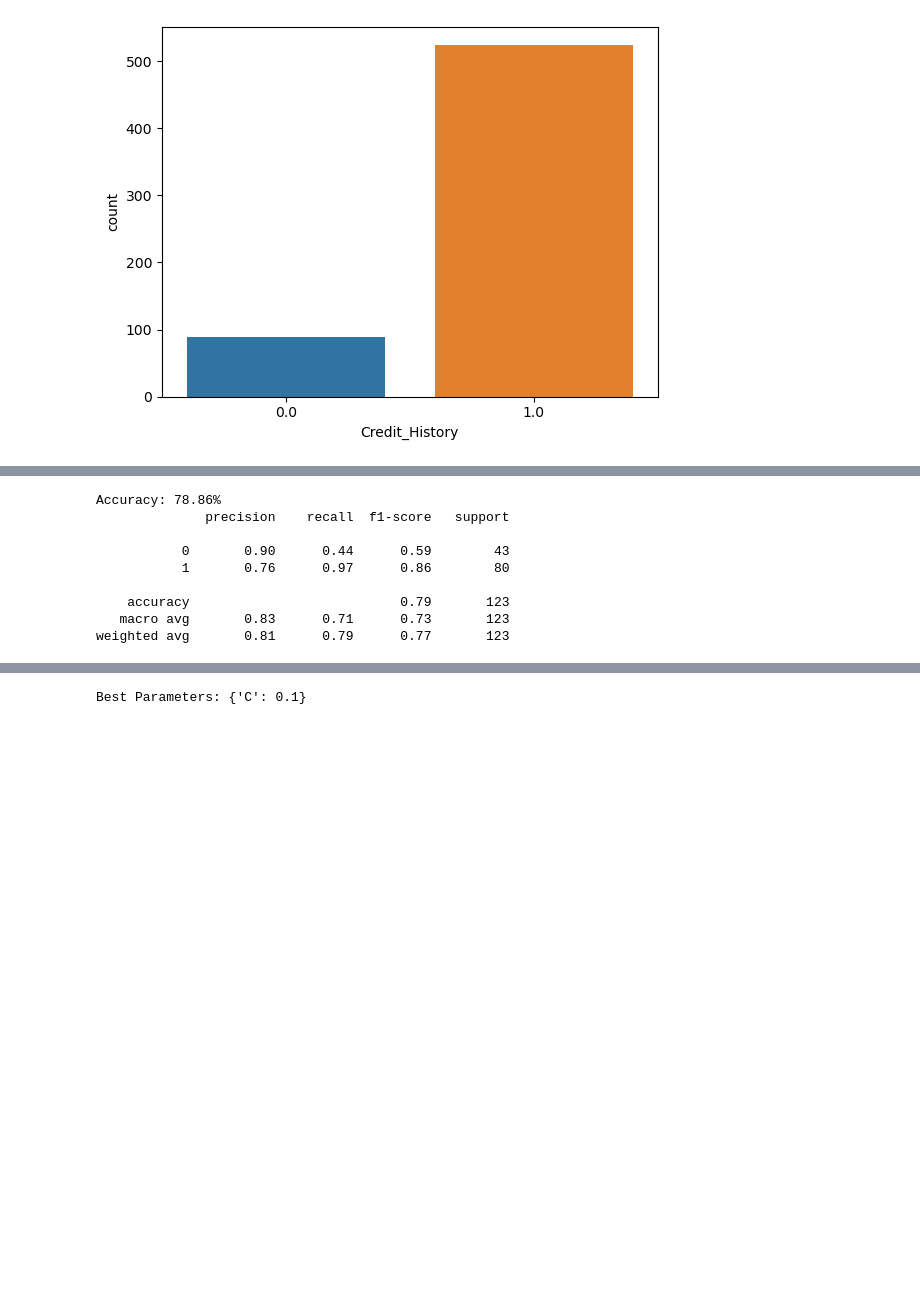
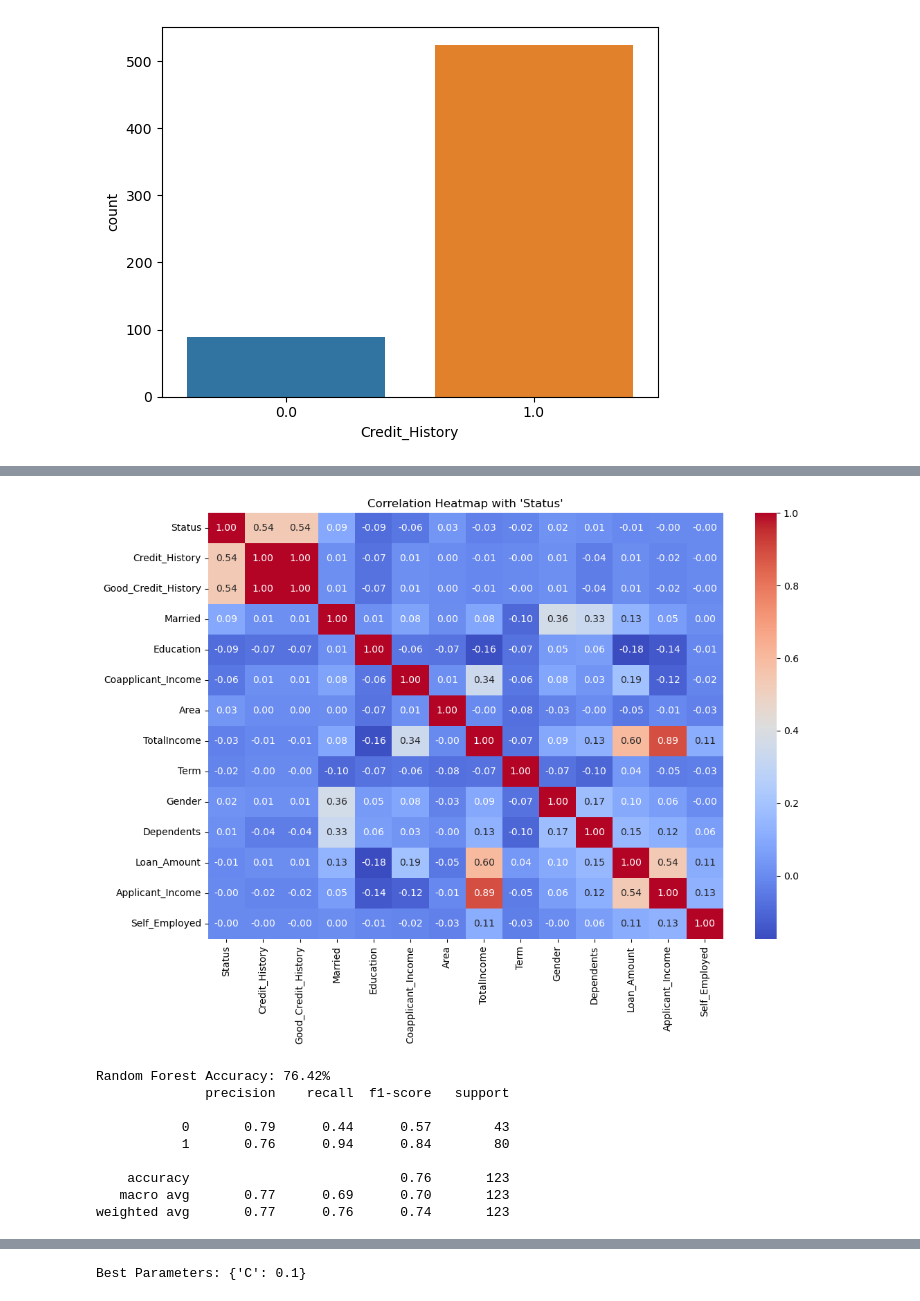
Before and after one commit to trinaodonohoe/Loan-Approval-Prediction-Project, a Jupyter notebook: Loan Prediction.ipynb, the cells around one changed output, grey strips where cells are left out. Drawn from its saved outputs; the diff is of its cells as text; code cells hidden in the pictures; blank space fills up the shorter version.

```diff
--- a/Loan Prediction.ipynb
+++ b/Loan Prediction.ipynb
@@ -160,2 +178,16 @@ df['Good_Credit_History'] = df['Credit_History'].apply(lambda x: 1 if x == 1 els
+# %%
+#heatmap to visualize correlations to Status
+target_feature = 'Status'
+correlation_matrix = df.corr()
+correlation_with_target = correlation_matrix[target_feature]
+sorted_correlation = correlation_with_target.abs().sort_values(ascending=False)
+top_features = sorted_correlation.index
+
+plt.figure(figsize=(12, 8))
+sns.heatmap(df[top_features].corr(), annot=True, cmap='coolwarm', fmt=".2f")
+plt.title(f"Correlation Heatmap with '{target_feature}'")
+plt.show()
+# %% [output]
+[figure, added]
 # %%
 from sklearn.model_selection import train_test_split
@@ -190,18 +212,18 @@ model.fit(X_train, y_train)
 y_pred = model.predict(X_test)
 
 accuracy = accuracy_score(y_test, y_pred)
-print(f"Accuracy: {accuracy * 100:.2f}%")
+print(f"Random Forest Accuracy: {accuracy * 100:.2f}%")
 print(classification_report(y_test, y_pred))
 # %% [output]
-Accuracy: 78.86%
+Random Forest Accuracy: 76.42%
               precision    recall  f1-score   support
 
-           0       0.90      0.44      0.59        43
-           1       0.76      0.97      0.86        80
+           0       0.79      0.44      0.57        43
+           1       0.76      0.94      0.84        80
 
-    accuracy                           0.79       123
-   macro avg       0.83      0.71      0.73       123
-weighted avg       0.81      0.79      0.77       123
+    accuracy                           0.76       123
+   macro avg       0.77      0.69      0.70       123
+weighted avg       0.77      0.76      0.74       123
 # %%
 #Logistic regression model
 from sklearn.linear_model import LogisticRegression
```
Also changed, not shown: parts of 11 cells of this notebook.
